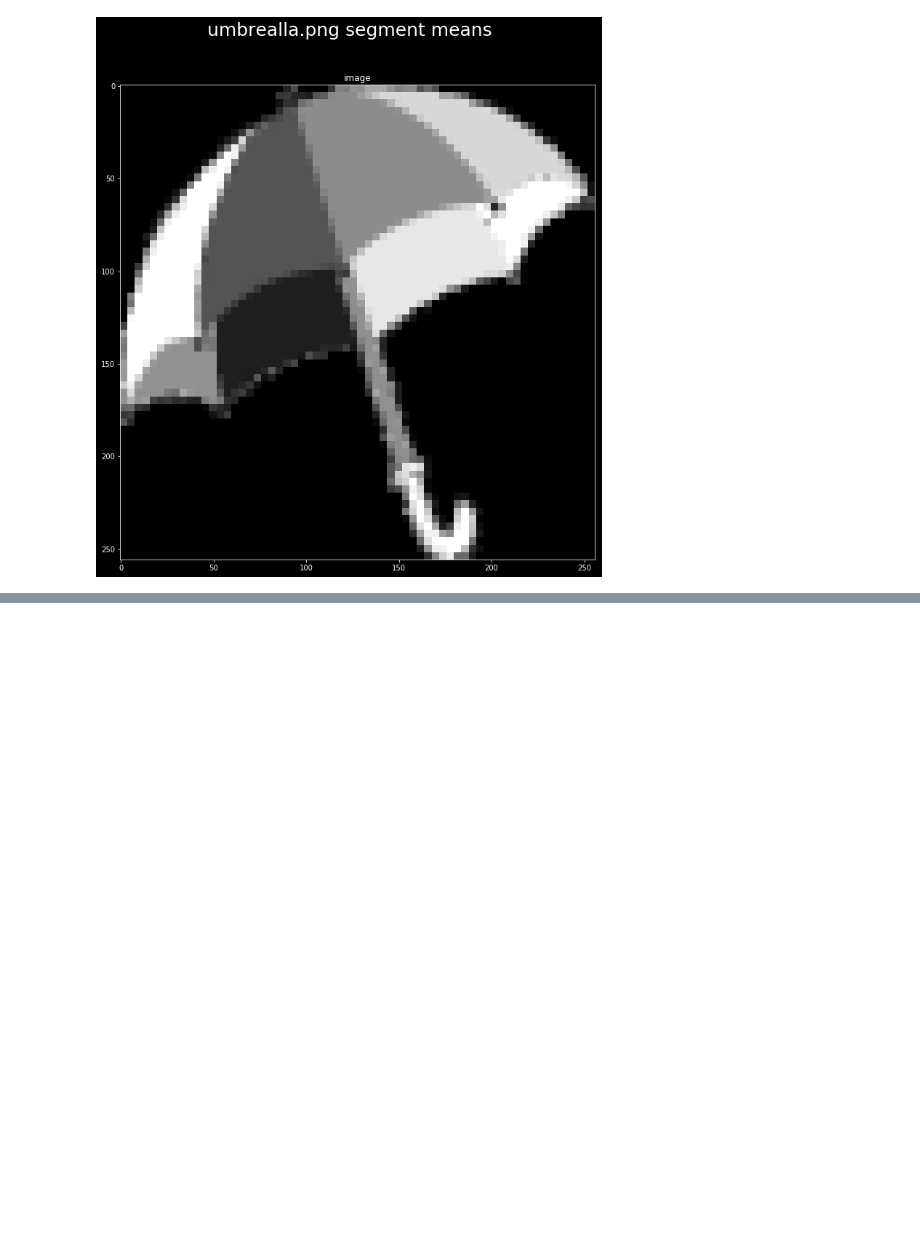
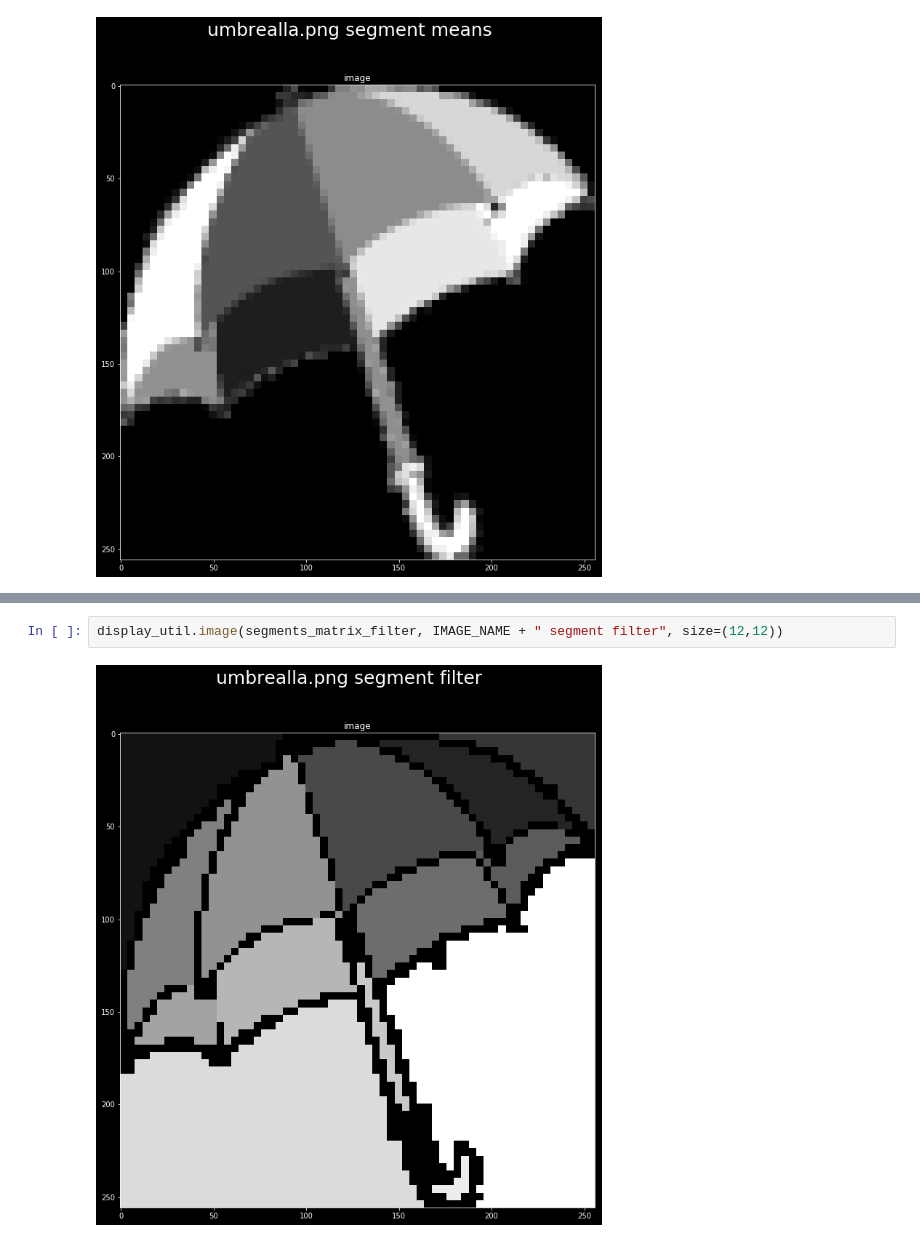
Before and after one commit to SkalskiP/ILearnComputerVision.py, a Jupyter notebook: 10_Image_segmentation/labs/Task_10_2_Segmentation_by_division_and_merging.ipynb, the cells around one changed output, grey strips where cells are left out. Saved outputs shown, nothing was run; the diff lists cells and outputs as text; blank space fills up the shorter version.

```diff
--- a/10_Image_segmentation/labs/Task_10_2_Segmentation_by_division_and_merging.ipynb
+++ b/10_Image_segmentation/labs/Task_10_2_Segmentation_by_division_and_merging.ipynb
@@ -120,0 +159,4 @@ segment_index_cache
+# %%
+display_util.image(segments_matrix_filter, IMAGE_NAME + " segment filter", size=(12,12))
+# %% [output]
+[figure, added]
```
Also changed, not shown: parts of 8 cells of this notebook.
